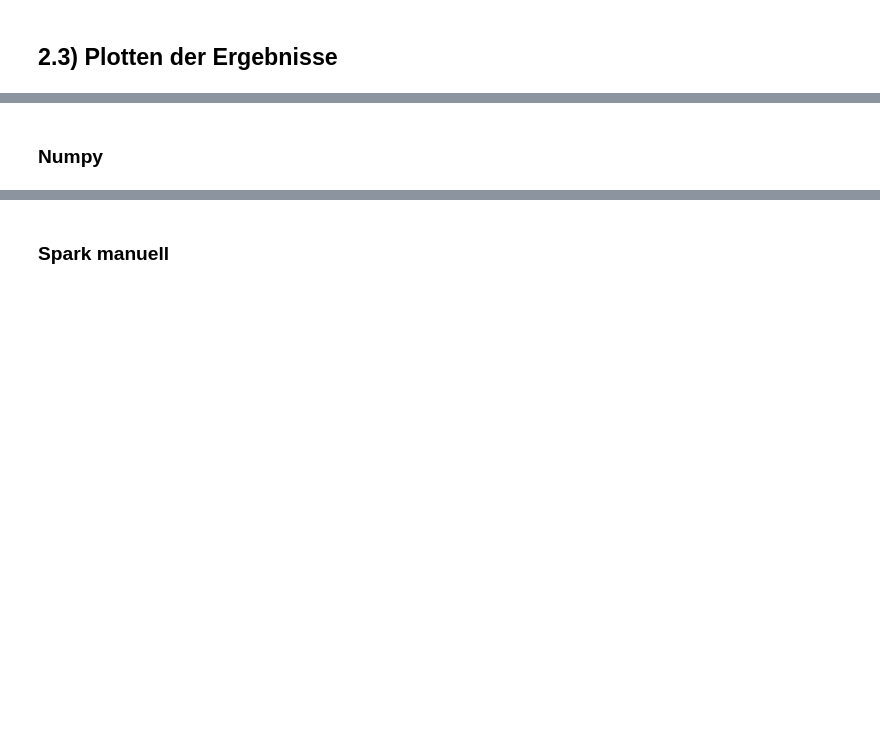
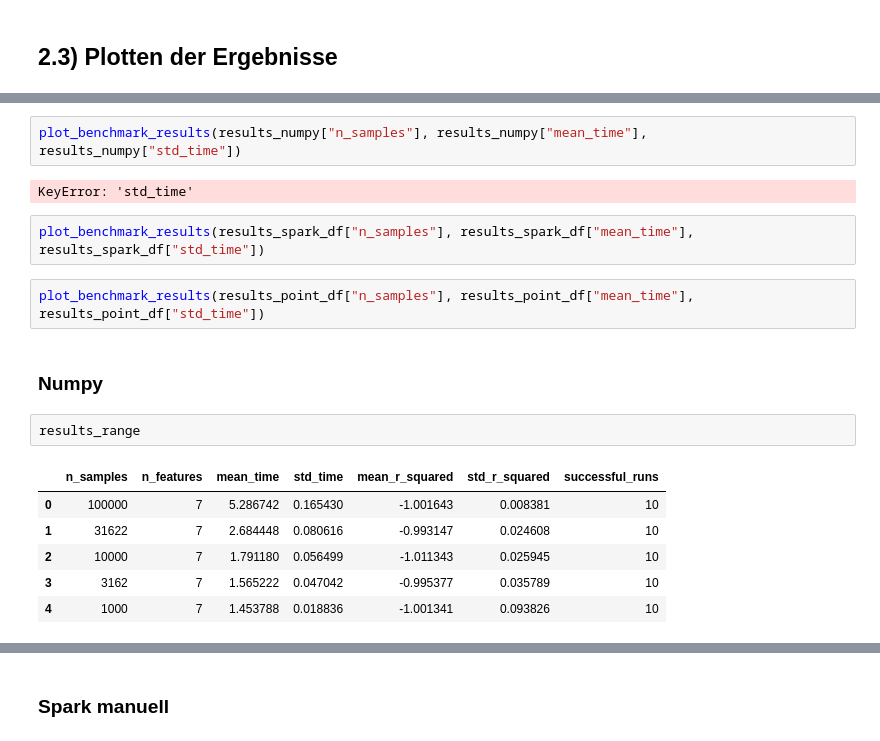
Before and after one commit to dgojny/Datenanalyse-in-BigData, a Jupyter notebook: notebooks/QR_Spark.ipynb, the cells around one changed output, grey strips where cells are left out. Saved outputs shown, nothing was run; the diff lists cells and outputs as text; blank space fills up the shorter version.

```diff
--- a/notebooks/QR_Spark.ipynb
+++ b/notebooks/QR_Spark.ipynb
@@ -614,3 +1239,20 @@ def plot_benchmark_results(n_values, avg_times, std_times):
+# %%
+plot_benchmark_results(results_numpy["n_samples"], results_numpy["mean_time"], results_numpy["std_time"])
+# %% [output]
+KeyError: 'std_time'
+# %%
+plot_benchmark_results(results_spark_df["n_samples"], results_spark_df["mean_time"], results_spark_df["std_time"])
+# %%
+plot_benchmark_results(results_point_df["n_samples"], results_point_df["mean_time"], results_point_df["std_time"])
 # %% [markdown]
 ### Numpy
+# %%
+results_range
+# %% [output]
+|  | n_samples | n_features | mean_time | std_time | mean_r_squared | std_r_squared | successful_runs |
+| 0 | 100000 | 7 | 5.286742 | 0.165430 | -1.001643 | 0.008381 | 10 |
+| 1 | 31622 | 7 | 2.684448 | 0.080616 | -0.993147 | 0.024608 | 10 |
+| 2 | 10000 | 7 | 1.791180 | 0.056499 | -1.011343 | 0.025945 | 10 |
+| 3 | 3162 | 7 | 1.565222 | 0.047042 | -0.995377 | 0.035789 | 10 |
+| 4 | 1000 | 7 | 1.453788 | 0.018836 | -1.001341 | 0.093826 | 10 |
 # %%
```
Also changed, not shown: parts of 46 cells of this notebook.
